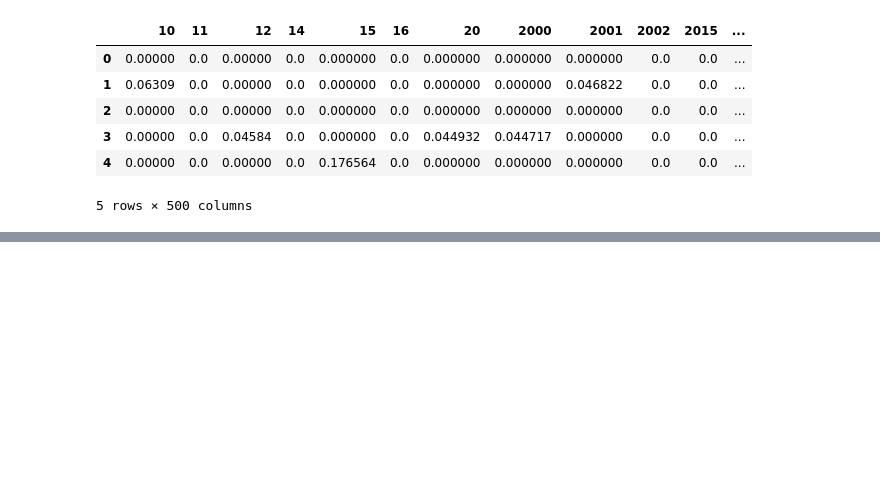
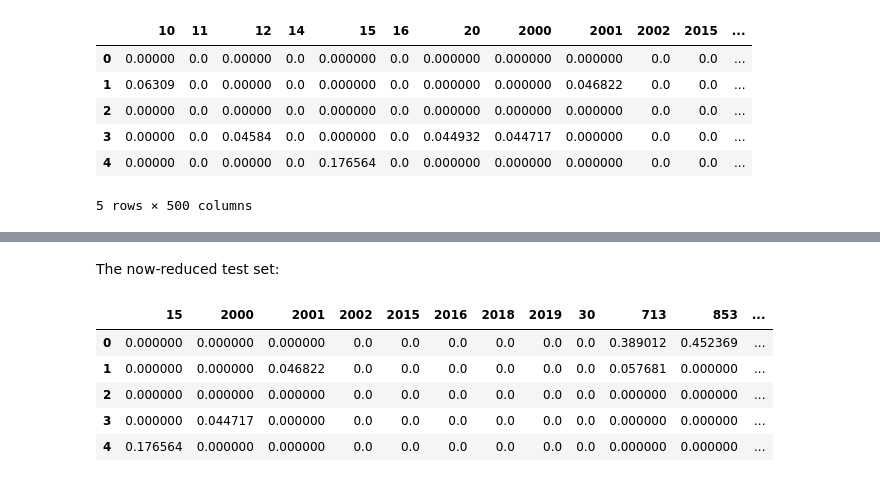
Before and after one commit to liakoyras/thesis-phishing-email-detection, a Jupyter notebook: Text Feature Extraction and Feature Selection.ipynb, the cells around one changed output, grey strips where cells are left out. Cells and saved outputs as stored; diff of their text form; code cells hidden in the pictures; blank space fills up the shorter version.

Commit message:
Select top tf-idf features for the datasets

```diff
--- a/Text Feature Extraction and Feature Selection.ipynb
+++ b/Text Feature Extraction and Feature Selection.ipynb
@@ -47,0 +54,6 @@ tfidf_test_1.head()
+# %%
+selected_1 = util.chi2_feature_selection(tfidf_train_1, train_1['class'], tfidf_test_1, percentile=50)
+# %%
+tfidf_sel_train_1 = selected_1['features_train']
+tfidf_sel_test_1 = selected_1['features_test']
+tfidf_sel_model_1 = selected_1['selector']
@@ -47,0 +66,11 @@ tfidf_test_1.head()
+# %% [markdown]
+The now-reduced test set:
+# %%
+tfidf_sel_test_1.head()
+# %% [output]
+|  | 15 | 2000 | 2001 | 2002 | 2015 | 2016 | 2018 | 2019 | 30 | 713 | 853 | ... |
+| 0 | 0.000000 | 0.000000 | 0.000000 | 0.0 | 0.0 | 0.0 | 0.0 | 0.0 | 0.0 | 0.389012 | 0.452369 | ... |
+| 1 | 0.000000 | 0.000000 | 0.046822 | 0.0 | 0.0 | 0.0 | 0.0 | 0.0 | 0.0 | 0.057681 | 0.000000 | ... |
+| 2 | 0.000000 | 0.000000 | 0.000000 | 0.0 | 0.0 | 0.0 | 0.0 | 0.0 | 0.0 | 0.000000 | 0.000000 | ... |
+| 3 | 0.000000 | 0.044717 | 0.000000 | 0.0 | 0.0 | 0.0 | 0.0 | 0.0 | 0.0 | 0.000000 | 0.000000 | ... |
+| 4 | 0.176564 | 0.000000 | 0.000000 | 0.0 | 0.0 | 0.0 | 0.0 | 0.0 | 0.0 | 0.000000 | 0.000000 | ... |
```
Also changed, not shown: parts of 6 cells of this notebook.
